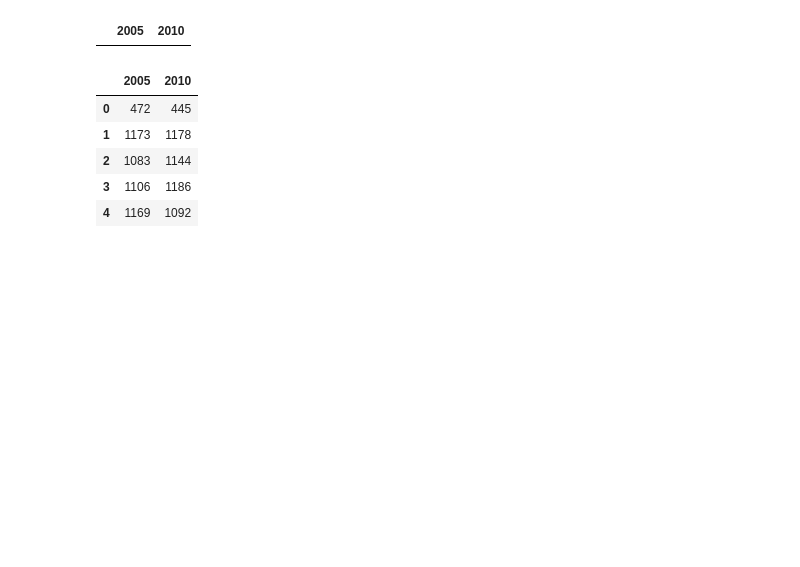
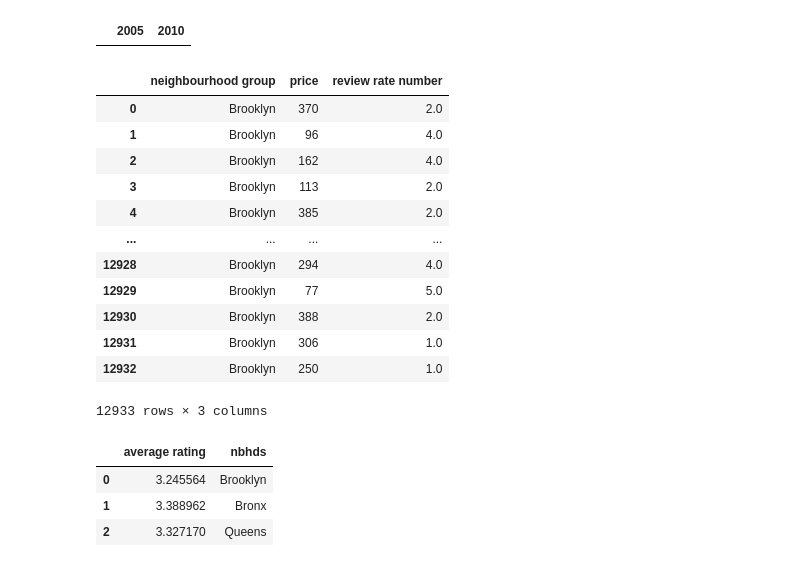
Before and after one commit to eieZ/VISION, a Jupyter notebook: scatter.ipynb, the cells around one changed output. Drawn from its saved outputs; the diff is of its cells as text; code cells hidden in the pictures; blank space fills up the shorter version.

```diff
--- a/scatter.ipynb
+++ b/scatter.ipynb
@@ -63,9 +39,0 @@ for yr in cols:
-# %%
-dF
-# %% [output]
-|  | 2005 | 2010 |
-| 0 | 472 | 445 |
-| 1 | 1173 | 1178 |
-| 2 | 1083 | 1144 |
-| 3 | 1106 | 1186 |
-| 4 | 1169 | 1092 |
@@ -74,0 +40,16 @@ plt.show()
+# %%
+valchosen= ['Brooklyn', 'Bronx', 'Queens']
+ranger = [0, 400]
+mn, max = ranger
+local = data[(data['price']> mn) &(data['price']<max)]
+
+dcp= local[local['neighbourhood group'].isin(valchosen)]
+
+# bar = px.violin(dcp,
+#     y='number of reviews',
+#     x= 'review rate number',
+#     color='neighbourhood group',
+#     box=True)
+
+
+ddF = dcp[['neighbourhood group', 'price', 'review rate number']].reset_index()
@@ -74,0 +58,16 @@ plt.show()
+# %%
+ddF
+# %% [output]
+|  | neighbourhood group | price | review rate number |
+| 0 | Brooklyn | 370 | 2.0 |
+| 1 | Brooklyn | 96 | 4.0 |
+| 2 | Brooklyn | 162 | 4.0 |
+| 3 | Brooklyn | 113 | 2.0 |
+| 4 | Brooklyn | 385 | 2.0 |
+| ... | ... | ... | ... |
+| 12928 | Brooklyn | 294 | 4.0 |
+| 12929 | Brooklyn | 77 | 5.0 |
+| 12930 | Brooklyn | 388 | 2.0 |
+| 12931 | Brooklyn | 306 | 1.0 |
+| 12932 | Brooklyn | 250 | 1.0 |
+12933 rows × 3 columns
@@ -74,0 +81,7 @@ plt.show()
+# %%
+test
+# %% [output]
+|  | average rating | nbhds |
+| 0 | 3.245564 | Brooklyn |
+| 1 | 3.388962 | Bronx |
+| 2 | 3.327170 | Queens |
```
Also changed, not shown: parts of 6 cells of this notebook, 4 other files.
